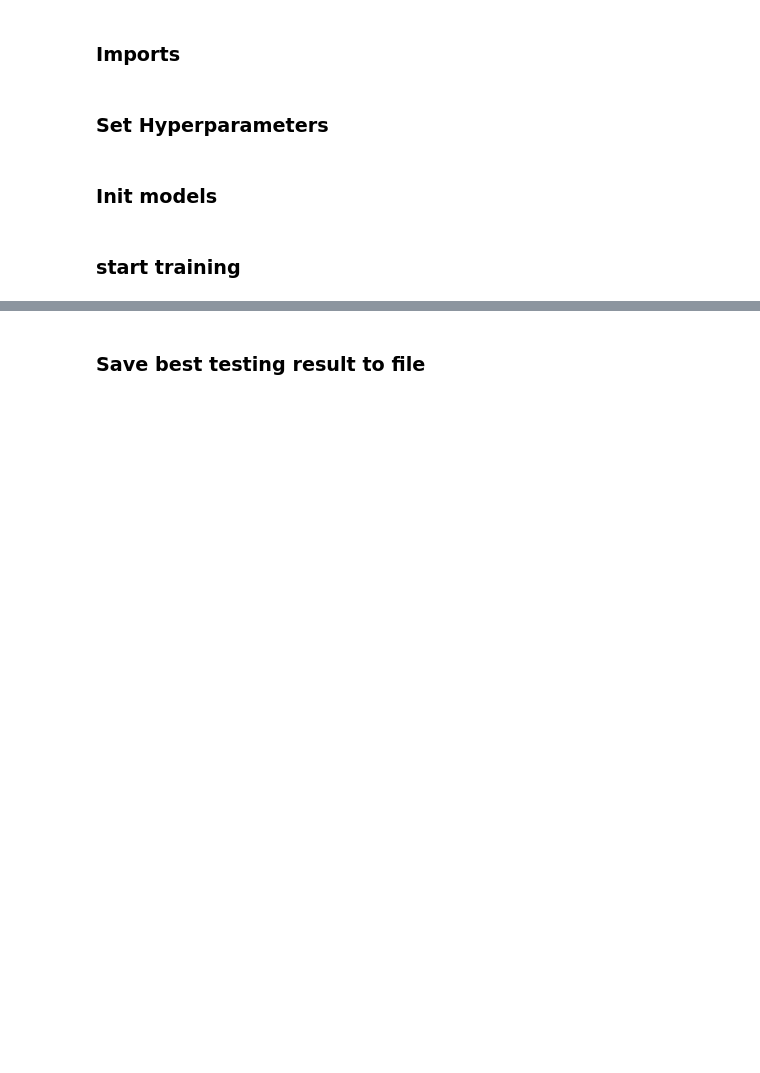
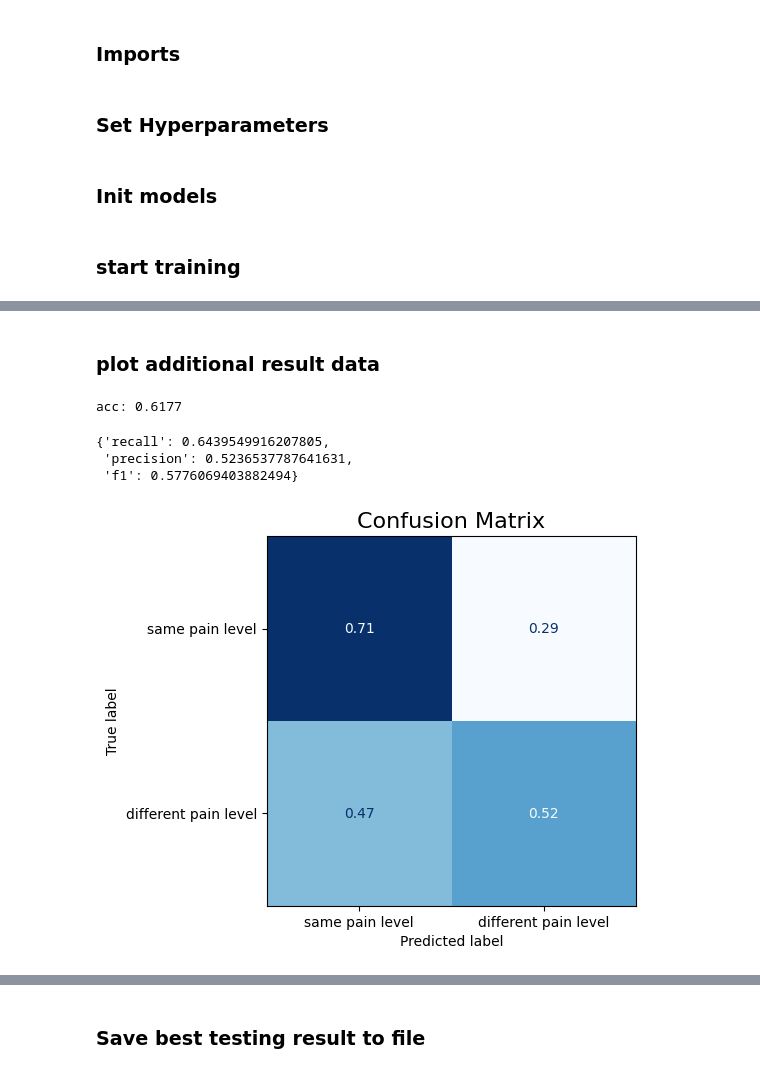
Before and after one commit to sven-knoblauch/PainLevelShiftDetection, a Jupyter notebook: SiameseNetwork/siames_model.ipynb, the cells around one changed output, grey strips where cells are left out. Saved outputs shown, nothing was run; the diff lists cells and outputs as text; code cells hidden in the pictures; blank space fills up the shorter version.

```diff
--- a/SiameseNetwork/siames_model.ipynb
+++ b/SiameseNetwork/siames_model.ipynb
@@ -96,0 +81,19 @@ trainer.plot_history()
+# %% [markdown]
+### plot additional result data
+# %%
+best_epoch = max(trainer.history, key=lambda x:x['test_acc'])["epoch"]
+cm = trainer.history_cm[best_epoch-1]["cm"]
+
+print("acc:", trainer.history[best_epoch-1]["test_acc"])
+# %% [output]
+acc: 0.6177
+# %%
+trainer.calculate_f_scores(cm)
+# %% [output]
+{'recall': 0.6439549916207805,
+ 'precision': 0.5236537787641631,
+ 'f1': 0.5776069403882494}
+# %%
+trainer.plot_cm(cm)
+# %% [output]
+[figure, added]
```
Also changed, not shown: parts of 8 cells of this notebook, 9 other files.
